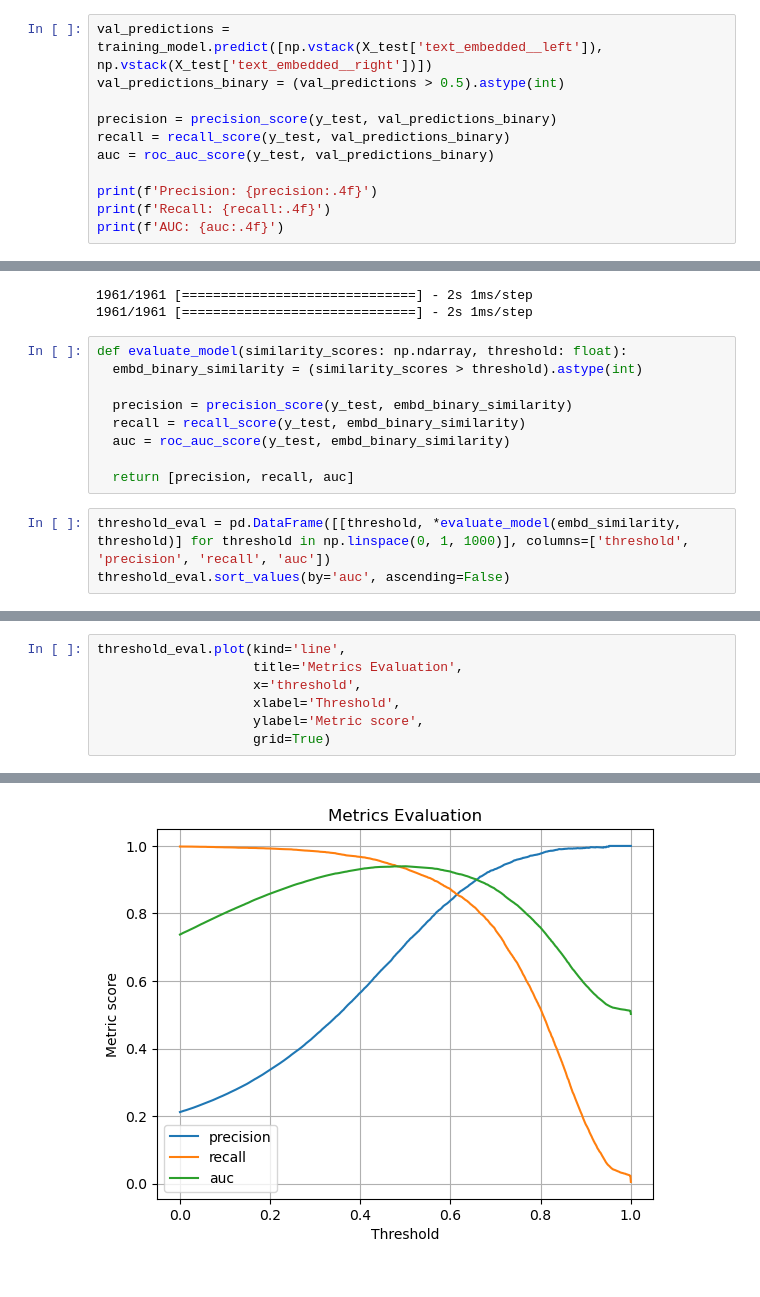
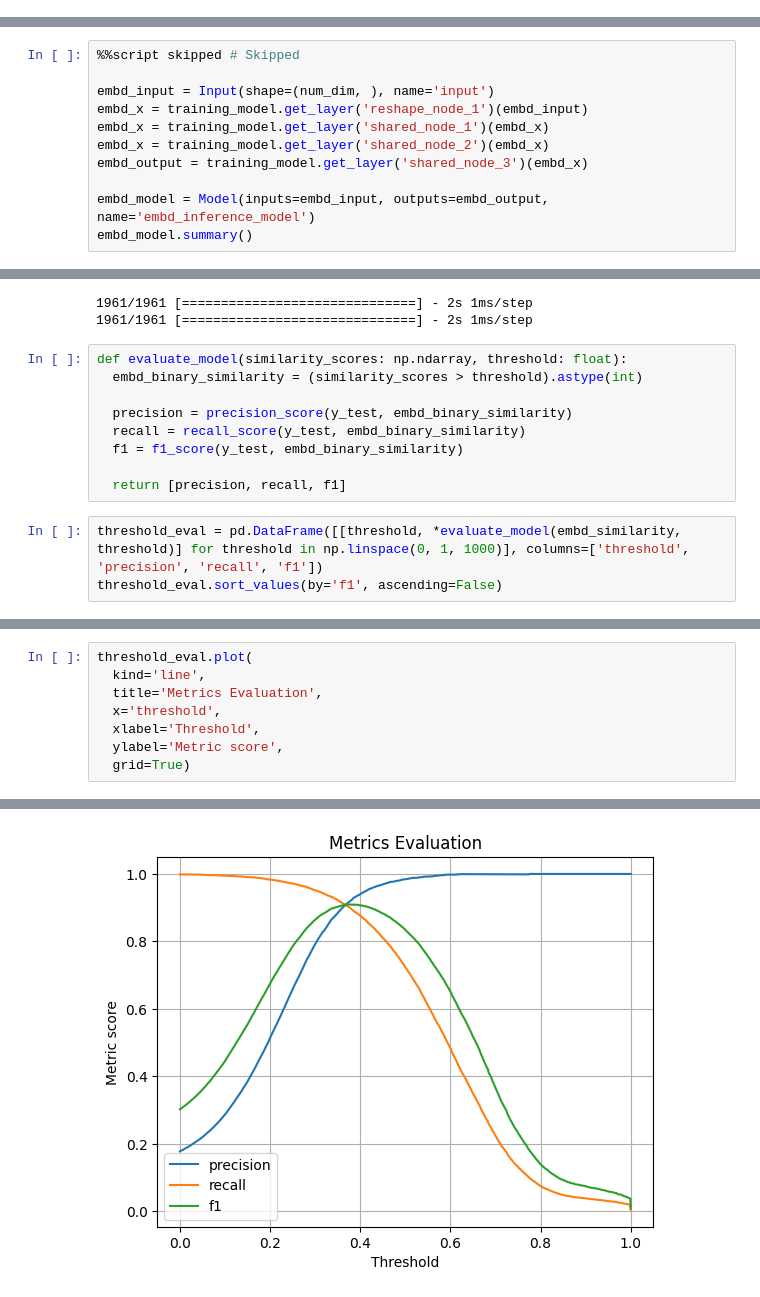
Before and after one commit to rezadzikri19/BuggyBuddy-Notebook, a Jupyter notebook: bug_classification.ipynb, the cells around one changed output, grey strips where cells are left out. Drawn from its saved outputs; the diff is of its cells as text.

```diff
--- a/bug_classification.ipynb
+++ b/bug_classification.ipynb
@@ -650,11 +719,0 @@ training_model = joblib.load(saved_model_path)
-# %%
-val_predictions = training_model.predict([np.vstack(X_test['text_embedded__left']), np.vstack(X_test['text_embedded__right'])])
-val_predictions_binary = (val_predictions > 0.5).astype(int)
-
-precision = precision_score(y_test, val_predictions_binary)
-recall = recall_score(y_test, val_predictions_binary)
-auc = roc_auc_score(y_test, val_predictions_binary)
-
-print(f'Precision: {precision:.4f}')
-print(f'Recall: {recall:.4f}')
-print(f'AUC: {auc:.4f}')
@@ -696,0 +774,11 @@ _________________________________________________________________
+# %%
+%%script skipped # Skipped
+
+embd_input = Input(shape=(num_dim, ), name='input')
+embd_x = training_model.get_layer('reshape_node_1')(embd_input)
+embd_x = training_model.get_layer('shared_node_1')(embd_x)
+embd_x = training_model.get_layer('shared_node_2')(embd_x)
+embd_output = training_model.get_layer('shared_node_3')(embd_x)
+
+embd_model = Model(inputs=embd_input, outputs=embd_output, name='embd_inference_model')
+embd_model.summary()
@@ -718,10 +819,10 @@ def evaluate_model(similarity_scores: np.ndarray, threshold: float):
 
   precision = precision_score(y_test, embd_binary_similarity)
   recall = recall_score(y_test, embd_binary_similarity)
-  auc = roc_auc_score(y_test, embd_binary_similarity)
+  f1 = f1_score(y_test, embd_binary_similarity)
 
-  return [precision, recall, auc]
+  return [precision, recall, f1]
 # %%
-threshold_eval = pd.DataFrame([[threshold, *evaluate_model(embd_similarity, threshold)] for threshold in np.linspace(0, 1, 1000)], columns=['threshold', 'precision', 'recall', 'auc'])
-threshold_eval.sort_values(by='auc', ascending=False)
+threshold_eval = pd.DataFrame([[threshold, *evaluate_model(embd_similarity, threshold)] for threshold in np.linspace(0, 1, 1000)], columns=['threshold', 'precision', 'recall', 'f1'])
+threshold_eval.sort_values(by='f1', ascending=False)
 # %% [output]
@@ -740,12 +841,13 @@ threshold_eval.sort_values(by='auc', ascending=False)
 1000 rows × 4 columns
 # %%
-threshold_eval.plot(kind='line',
-                    title='Metrics Evaluation',
-                    x='threshold',
-                    xlabel='Threshold',
-                    ylabel='Metric score',
-                    grid=True)
+threshold_eval.plot(
+  kind='line',
+  title='Metrics Evaluation',
+  x='threshold',
+  xlabel='Threshold',
+  ylabel='Metric score',
+  grid=True)
 # %% [output]
 <Axes: title={'center': 'Metrics Evaluation'}, xlabel='Threshold', ylabel='Metric score'>
-[figure, old version]
+[figure, new version]
 # %%
```
Also changed, not shown: parts of 78 cells of this notebook, 1 other file.
